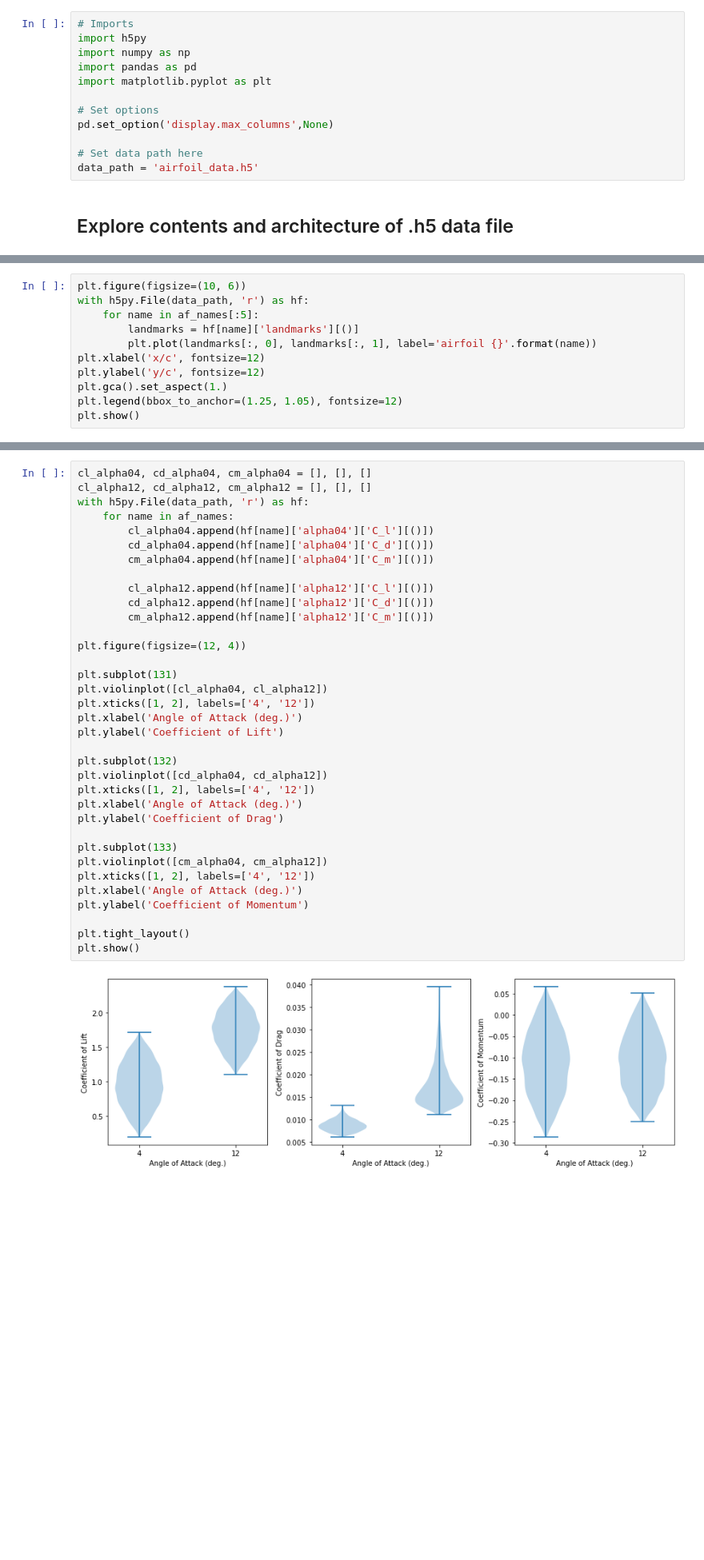
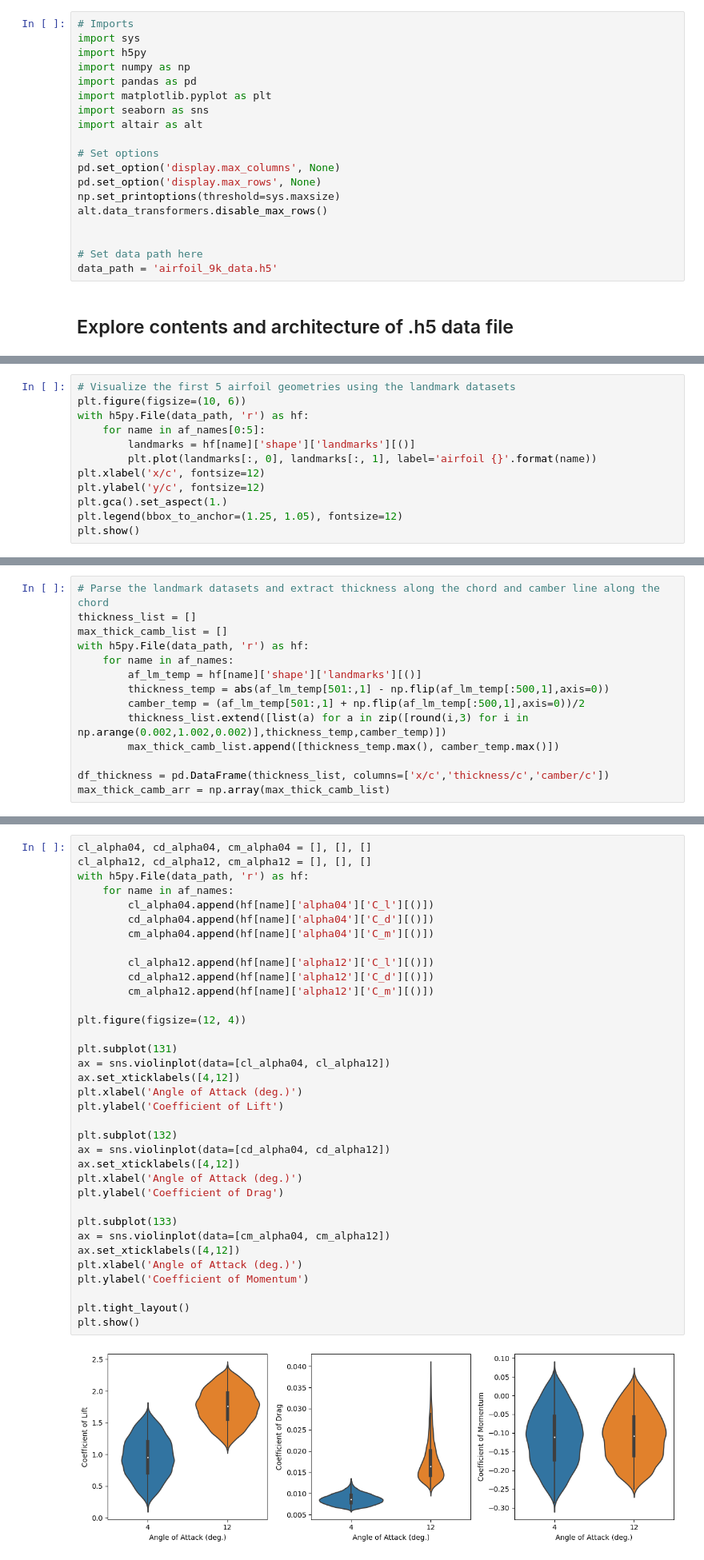
Before and after one commit to NREL/windAI_bench, a Jupyter notebook: airfoil_9k/explore_airfoil_9k_data.ipynb, the cells around one changed output, grey strips where cells are left out. Shown at 80% size. Drawn from its saved outputs; the diff is of its cells as text; blank space fills up the shorter version.

Commit message:
updating .yml with latest packages, draft of explore_airfoil_9k_data.ipynb with new figures uploaded

```diff
--- a/airfoil_9k/explore_airfoil_9k_data.ipynb
+++ b/airfoil_9k/explore_airfoil_9k_data.ipynb
@@ -2,15 +2,22 @@
 ## Imports and set data path
 # %%
 # Imports
+import sys
 import h5py
 import numpy as np
 import pandas as pd
 import matplotlib.pyplot as plt
+import seaborn as sns
+import altair as alt
 
 # Set options
-pd.set_option('display.max_columns',None)
+pd.set_option('display.max_columns', None)
+pd.set_option('display.max_rows', None)
+np.set_printoptions(threshold=sys.maxsize)
+alt.data_transformers.disable_max_rows()
+
 
 # Set data path here
-data_path = 'airfoil_data.h5'
+data_path = 'airfoil_9k_data.h5'
 # %% [markdown]
 ## Explore contents and architecture of .h5 data file
@@ -102,10 +99,11 @@ Airfoil shape data:
 
 -------------------------------------------------
 # %%
+# Visualize the first 5 airfoil geometries using the landmark datasets
 plt.figure(figsize=(10, 6))
 with h5py.File(data_path, 'r') as hf:
-    for name in af_names[:5]:
-        landmarks = hf[name]['landmarks'][()]
+    for name in af_names[0:5]:
+        landmarks = hf[name]['shape']['landmarks'][()]
         plt.plot(landmarks[:, 0], landmarks[:, 1], label='airfoil {}'.format(name))
 plt.xlabel('x/c', fontsize=12)
 plt.ylabel('y/c', fontsize=12)
@@ -116,0 +115,14 @@ plt.show()
+# %%
+# Parse the landmark datasets and extract thickness along the chord and camber line along the chord
+thickness_list = []
+max_thick_camb_list = []
+with h5py.File(data_path, 'r') as hf:
+    for name in af_names:
+        af_lm_temp = hf[name]['shape']['landmarks'][()]
+        thickness_temp = abs(af_lm_temp[501:,1] - np.flip(af_lm_temp[:500,1],axis=0))
+        camber_temp = (af_lm_temp[501:,1] + np.flip(af_lm_temp[:500,1],axis=0))/2
+        thickness_list.extend([list(a) for a in zip([round(i,3) for i in np.arange(0.002,1.002,0.002)],thickness_temp,camber_temp)])
+        max_thick_camb_list.append([thickness_temp.max(), camber_temp.max()])
+
+df_thickness = pd.DataFrame(thickness_list, columns=['x/c','thickness/c','camber/c'])
+max_thick_camb_arr = np.array(max_thick_camb_list)
@@ -117,37 +162,37 @@ plt.show()
 # %%
 cl_alpha04, cd_alpha04, cm_alpha04 = [], [], []
 cl_alpha12, cd_alpha12, cm_alpha12 = [], [], []
 with h5py.File(data_path, 'r') as hf:
     for name in af_names:
         cl_alpha04.append(hf[name]['alpha04']['C_l'][()])
         cd_alpha04.append(hf[name]['alpha04']['C_d'][()])
         cm_alpha04.append(hf[name]['alpha04']['C_m'][()])
 
         cl_alpha12.append(hf[name]['alpha12']['C_l'][()])
         cd_alpha12.append(hf[name]['alpha12']['C_d'][()])
         cm_alpha12.append(hf[name]['alpha12']['C_m'][()])
 
 plt.figure(figsize=(12, 4))
 
 plt.subplot(131)
-plt.violinplot([cl_alpha04, cl_alpha12])
-plt.xticks([1, 2], labels=['4', '12'])
+ax = sns.violinplot(data=[cl_alpha04, cl_alpha12])
+ax.set_xticklabels([4,12])
 plt.xlabel('Angle of Attack (deg.)')
 plt.ylabel('Coefficient of Lift')
 
 plt.subplot(132)
-plt.violinplot([cd_alpha04, cd_alpha12])
-plt.xticks([1, 2], labels=['4', '12'])
+ax = sns.violinplot(data=[cd_alpha04, cd_alpha12])
+ax.set_xticklabels([4,12])
 plt.xlabel('Angle of Attack (deg.)')
 plt.ylabel('Coefficient of Drag')
 
 plt.subplot(133)
-plt.violinplot([cm_alpha04, cm_alpha12])
-plt.xticks([1, 2], labels=['4', '12'])
+ax = sns.violinplot(data=[cm_alpha04, cm_alpha12])
+ax.set_xticklabels([4,12])
 plt.xlabel('Angle of Attack (deg.)')
 plt.ylabel('Coefficient of Momentum')
 
 plt.tight_layout()
 plt.show()
 # %% [output]
-[figure, old version]
+[figure, new version]
```
Also changed, not shown: parts of 10 cells of this notebook, 1 other file.
